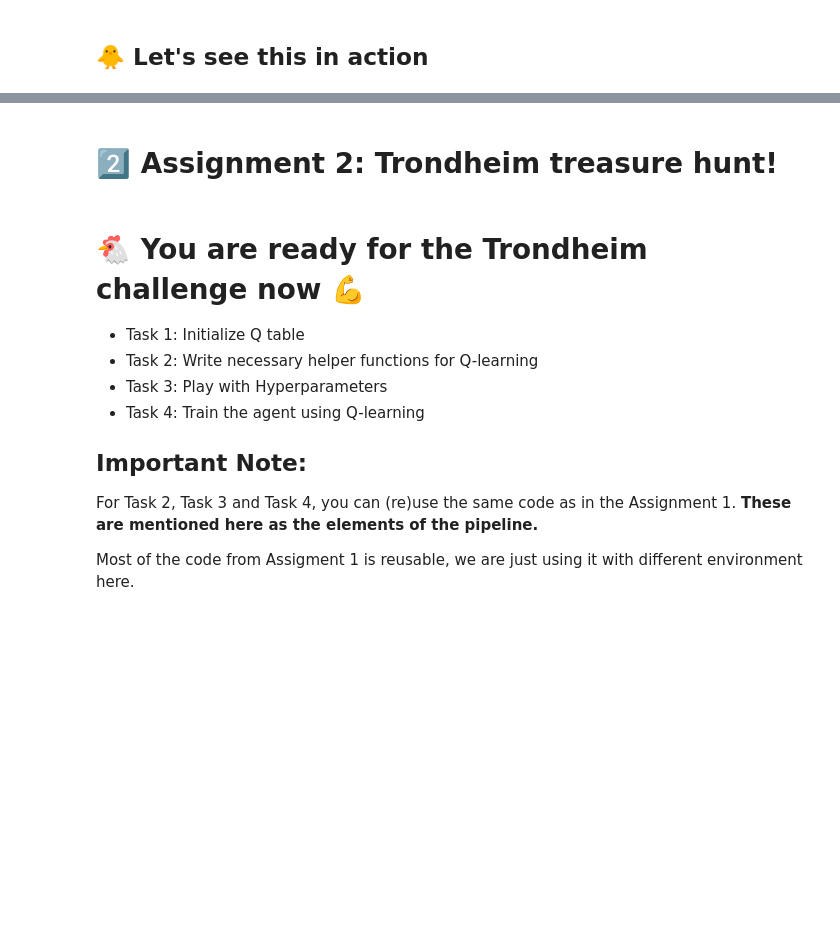
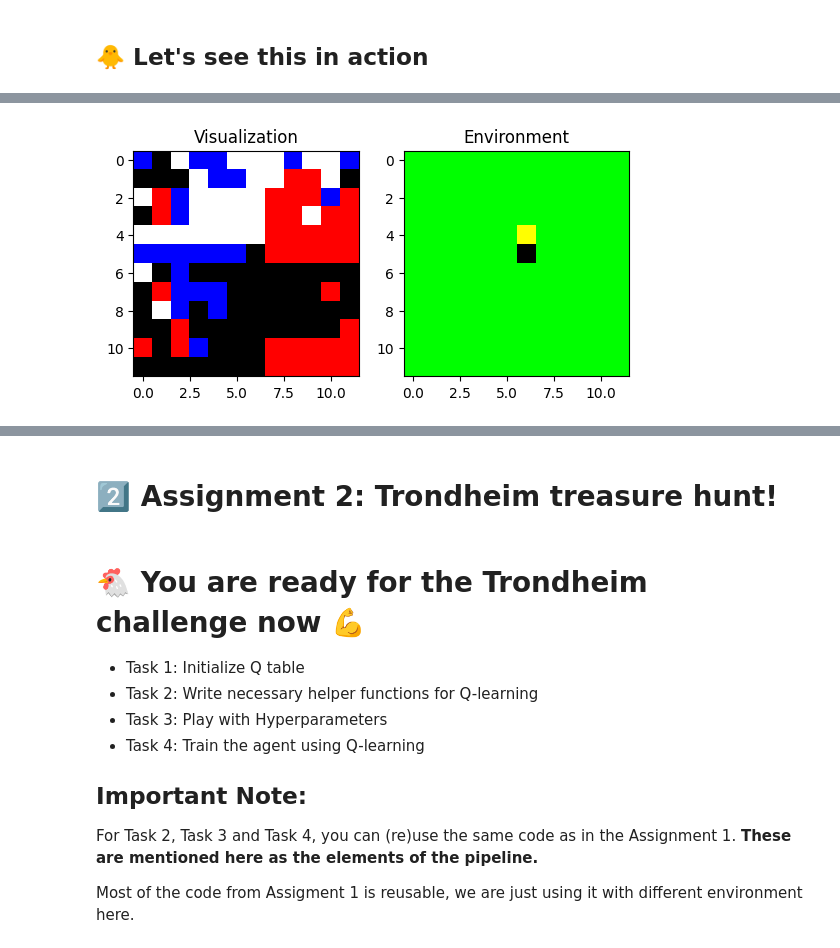
Before and after one commit to madelne/TDT4172-Maskinl-ring, a Jupyter notebook: Project3/Project3_RL.ipynb, the cells around one changed output, grey strips where cells are left out. Drawn from its saved outputs; the diff is of its cells as text; code cells hidden in the pictures; blank space fills up the shorter version.

```diff
--- a/Project3/Project3_RL.ipynb
+++ b/Project3/Project3_RL.ipynb
@@ -605,10 +605,10 @@ print(f"Observation space dimensions:  {tmp_env.observation_space.shape}")
 print(f"Number of possible actions: {tmp_env.action_space.n}")
 
 # YOUR CODE GOES HERE
-Q_test = np.zeros((tmp_env.observation_space.shape[0], tmp_env.observation_space.shape[1], tmp_env.action_space.n))
+Q_test = np.zeros((tmp_env.observation_space.shape[0]*tmp_env.observation_space.shape[1], tmp_env.action_space.n))
 
-for i in range(tmp_env.observation_space.shape[0]):
-    for j in range(tmp_env.observation_space.shape[1]):
+for i in range(tmp_env.observation_space.shape[0] * tmp_env.observation_space.shape[1]):
+    for j in range(tmp_env.action_space.n):
         Q_test[i, j] = 0
 
 print(Q_test.shape)
@@ -654,7 +649,7 @@ TODO: write helper function to:
  update_action() - uses the exploration rate to decide whether to take a
  random action (explore) or to act according to the learned Q-values (exploit)
 """
-decay_rate = 0.999
+decay_rate = 0.99
 
 # Explore Rate Decay Function, Converges to MIN_EXPLORE_RATE
 def update_explore_rate(episode, MIN_EXPLORE_RATE):
@@ -667,26 +662,25 @@ def update_learning_rate(episode, MIN_LEARNING_RATE):
     # this function should return updated learning_rate
     return max(MIN_LEARNING_RATE, decay_rate ** episode)
 
-
 # returns an action based on current state, explore rate and Q table
 def update_action(env, state, explore_rate, Q):
     # this function should return an action
-    n = np.random.rand()
+    n = np.random.uniform(0,1)
     if n < explore_rate:
         return env.action_space.sample()
     else:
-        return np.argmax(Q[state])
+        return np.unravel_index(np.argmax(Q[state]), Q.shape)[1]
 # %% [markdown]
 ### Task 3: Play with Hyperparameters
 # %%
 # Task 3: Play with Hyperparameters
 
 # YOUR CODE GOES HERE: replace None with your values
-GAMMA_test = 0.7
-NUM_EPISODES_test = 3
+GAMMA_test = 0.9
+NUM_EPISODES_test = 1000
 MIN_EXPLORE_RATE_test = 0.01
 MIN_LEARNING_RATE_test = 0.1
-STEP_SIZE_TEST = 0.5
+STEP_SIZE_TEST = 200
 # %% [markdown]
 ## 🐤 Now use Q learning to learn the Q table
 ### Task 4: Train the agent using Q-learning
@@ -776,3 +871,31 @@ Q_test.argmax(axis=1).reshape(tmp_env.observation_space.shape)
+# %%
+q_pallete = np.array(
+    [[0, 0, 0],         # black:0:Up
+     [255, 0, 0],       # red:1:Left
+     [255, 255, 255],   # white:2:Down
+     [0, 0, 255]],      # blue:3:Right
+     dtype=np.uint8)
+
+Q_table_render_arr = make_3d(
+    map_2d=Q_test.argmax(axis=1).reshape(
+      tmp_env.observation_space.shape),
+    palette_array=q_pallete)
+
+O_render_arr = make_3d(
+    map_2d=tmp_env.observation,
+    palette_array=tmp_env.pallete)
+
+
+plt.subplot(1,2,1)
+plt.imshow(Q_table_render_arr)
+plt.title('Visualization')
+plt.subplot(1,2,2)
+plt.imshow(O_render_arr)
+plt.title('Environment')
+
+plt.show()
+# %% [output]
+[figure, added]
 # %%
 # close the environment
 tmp_env.close()
```
Also changed, not shown: parts of 17 cells of this notebook, 1 other file.
